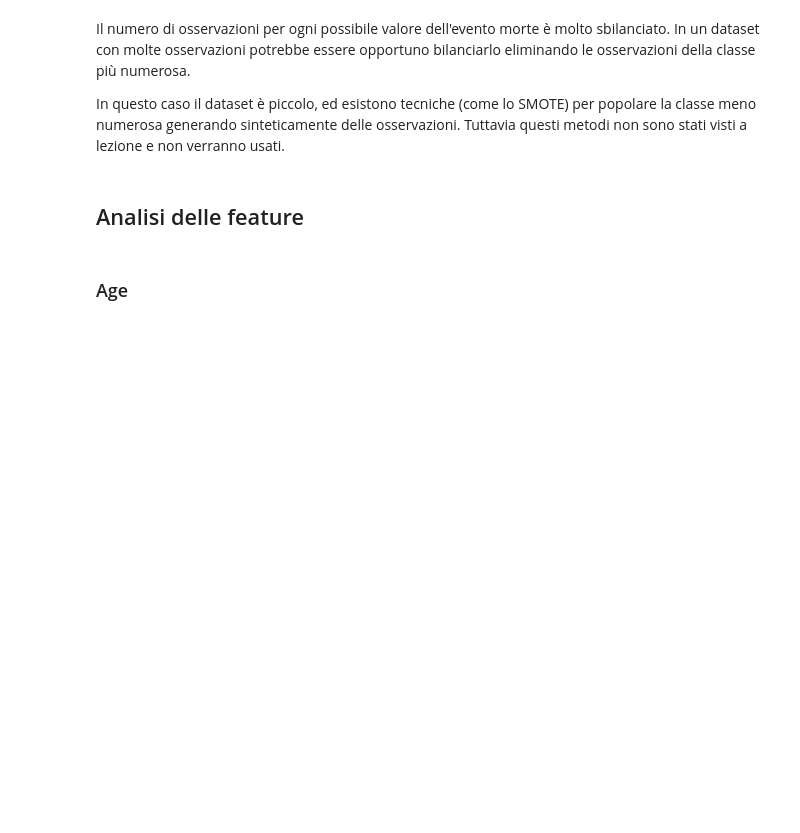
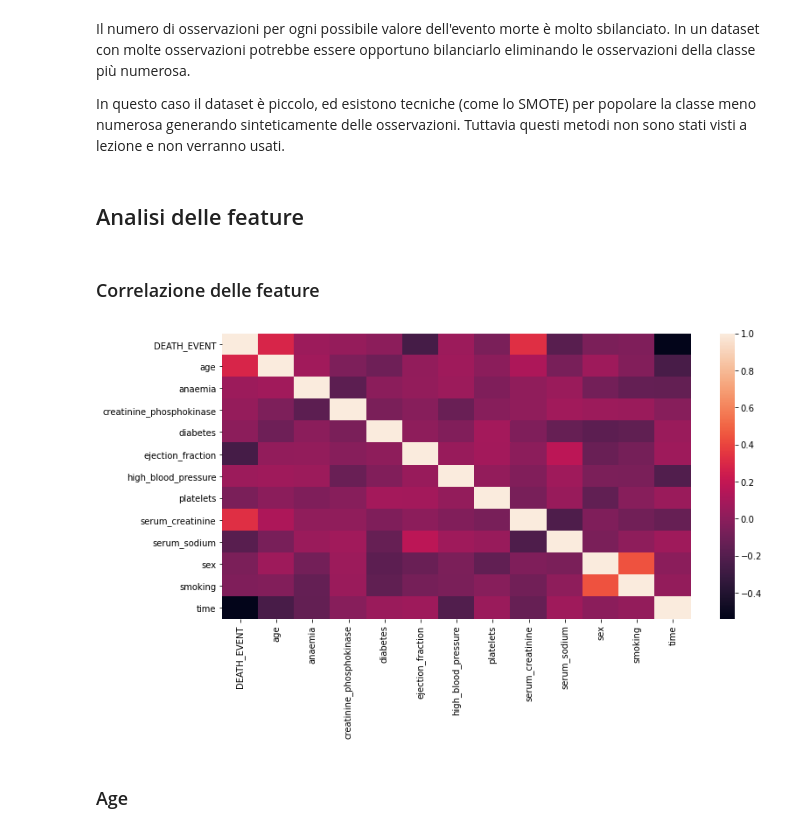
Before and after one commit to ale-pavel/exam-challenge-heart-disease, a Jupyter notebook: Challenge-Heart-Disease_preparation.ipynb, the cells around one changed output. Cells and saved outputs as stored; diff of their text form; code cells hidden in the pictures; blank space fills up the shorter version.

```diff
--- a/Challenge-Heart-Disease_preparation.ipynb
+++ b/Challenge-Heart-Disease_preparation.ipynb
@@ -113,5 +113,14 @@ Il numero di osservazioni per ogni possibile valore dell'evento morte è molto s
 In questo caso il dataset è piccolo, ed esistono tecniche (come lo SMOTE) per popolare la classe meno numerosa generando sinteticamente delle osservazioni. Tuttavia questi metodi non sono stati visti a lezione e non verranno usati.
 # %% [markdown]
 ## Analisi delle feature
+# %% [markdown]
+### Correlazione delle feature
+# %%
+fig, ax = plt.subplots(figsize=(12,6))
+sns.heatmap(patients.corr(), annot=False)
+#plt.xticks(rotation=45)
+plt.show()
+# %% [output]
+[figure, added]
 # %% [markdown]
 ### Age
```
Also changed, not shown: parts of 29 cells of this notebook, 1 other file.
